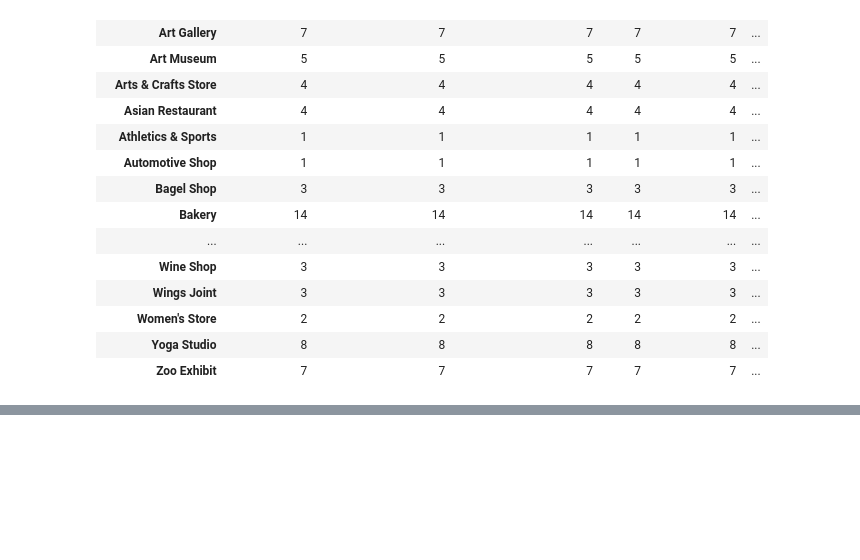
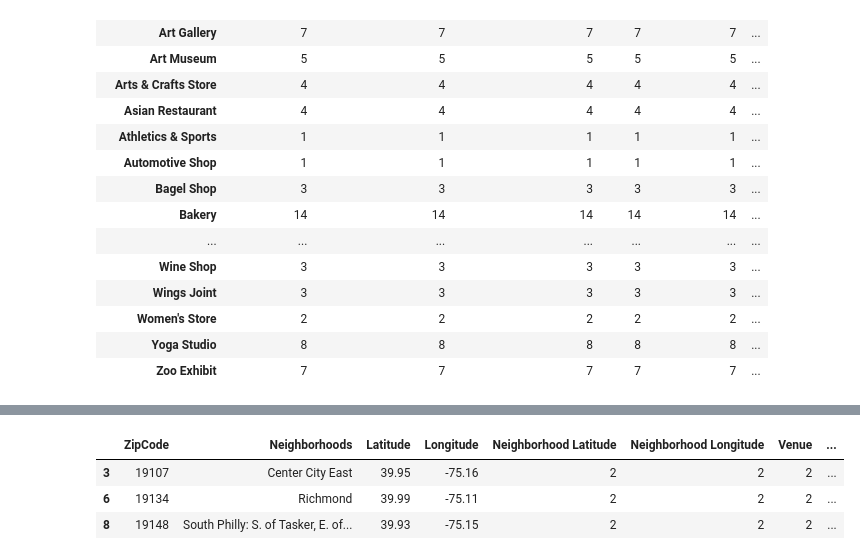
Before and after one commit to aberkowitz92/Coursera_Capstone, a Jupyter notebook: Capstone Notebook.ipynb, the cells around one changed output, grey strips where cells are left out. Cells and saved outputs as stored; diff of their text form; code cells hidden in the pictures; blank space fills up the shorter version.

```diff
--- a/Capstone Notebook.ipynb
+++ b/Capstone Notebook.ipynb
@@ -483,6 +495,15 @@ philadelphia
 | 6 | 19134 | Richmond | 39.990 | -75.110 | 2 | 2 | 2 | ... |
 | 7 | 19144 | Germantown | 40.030 | -75.180 | 1 | 1 | 1 | ... |
 | 8 | 19148 | South Philly: S. of Tasker, E. of... | 39.930 | -75.150 | 2 | 2 | 2 | ... |
+# %%
+# find 3 neighborhoods with most venues
+phila_3 = philadelphia.sort_values(by=['Venue'], ascending=False).head(3)
+phila_3
+# %% [output]
+|  | ZipCode | Neighborhoods | Latitude | Longitude | Neighborhood Latitude | Neighborhood Longitude | Venue | ... |
+| 3 | 19107 | Center City East | 39.95 | -75.16 | 2 | 2 | 2 | ... |
+| 6 | 19134 | Richmond | 39.99 | -75.11 | 2 | 2 | 2 | ... |
+| 8 | 19148 | South Philly: S. of Tasker, E. of... | 39.93 | -75.15 | 2 | 2 | 2 | ... |
 # %%
 # map where neighborhoods with venues are
 
```
Also changed, not shown: parts of 4 cells of this notebook.
